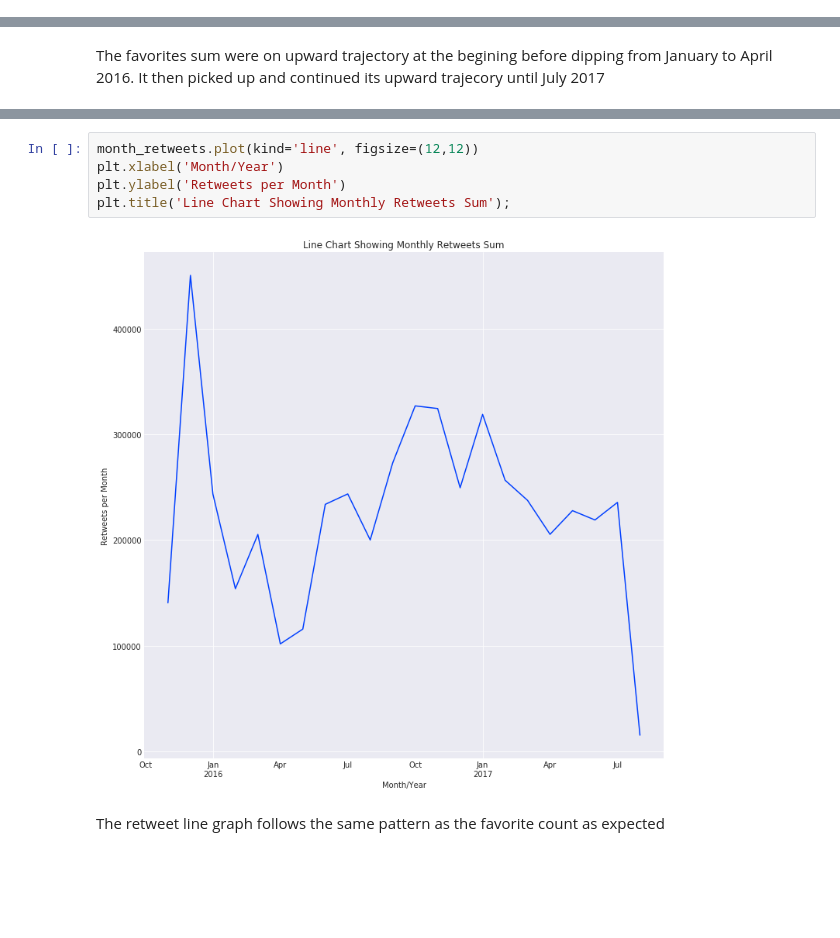
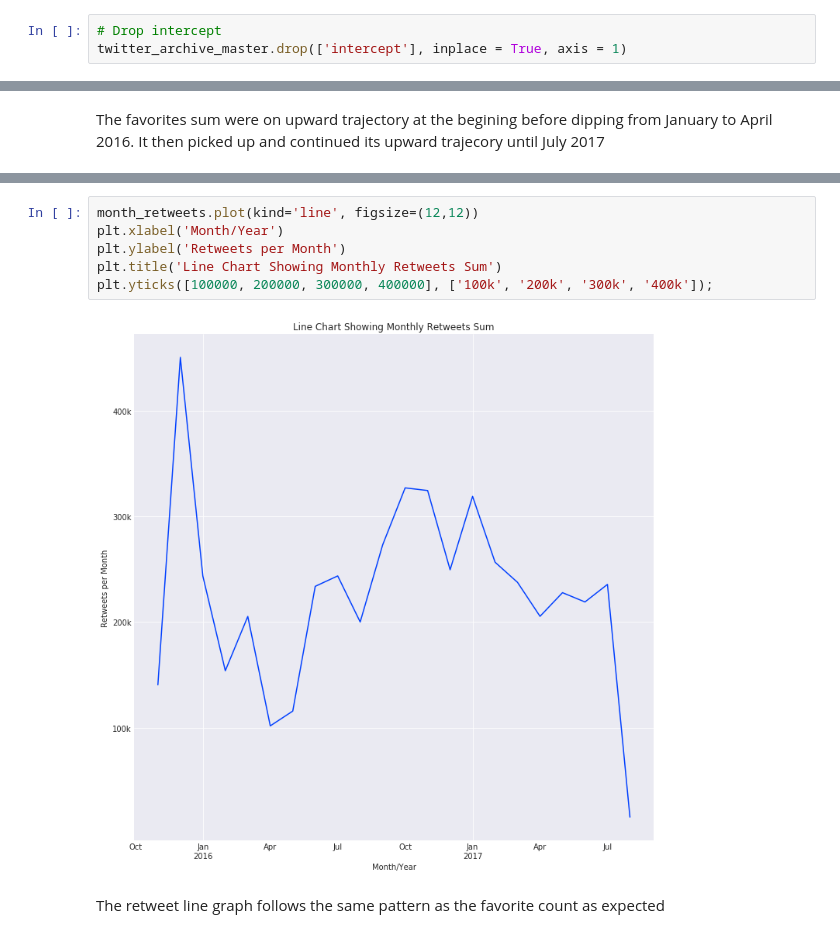
Before and after one commit to yaswaz/twitter_api, a Jupyter notebook: wrangle_act.ipynb, the cells around one changed output, grey strips where cells are left out. Saved outputs shown, nothing was run; the diff lists cells and outputs as text; blank space fills up the shorter version.

```diff
--- a/wrangle_act.ipynb
+++ b/wrangle_act.ipynb
@@ -1624,6 +1623,9 @@ twitter_archive_master.corr()
 | image_count | 0.191741 | 0.184211 | 0.149986 | 1.000000 | 0.204039 | NaN |
 | confidence | 0.093866 | 0.111238 | 0.084056 | 0.204039 | 1.000000 | NaN |
 | intercept | NaN | NaN | NaN | NaN | NaN | NaN |
+# %%
+# Drop intercept
+twitter_archive_master.drop(['intercept'], inplace = True, axis = 1)
 # %%
 # Visualize corr using heat map
 sns.heatmap(twitter_archive_master.corr(), annot = True, fmt = '.2f', cmap = 'rocket_r', vmin = 0);
@@ -1804,10 +1807,11 @@ Freq: M, Name: retweet_count, dtype: int64
 # %%
 month_retweets.plot(kind='line', figsize=(12,12))
 plt.xlabel('Month/Year')
 plt.ylabel('Retweets per Month')
-plt.title('Line Chart Showing Monthly Retweets Sum');
+plt.title('Line Chart Showing Monthly Retweets Sum')
+plt.yticks([100000, 200000, 300000, 400000], ['100k', '200k', '300k', '400k']);
 # %% [output]
-[figure, old version]
+[figure, new version]
 # %% [markdown]
 The retweet line graph follows the same pattern as the favorite count as expected
 # %% [markdown]
```
Also changed, not shown: parts of 16 cells of this notebook.
